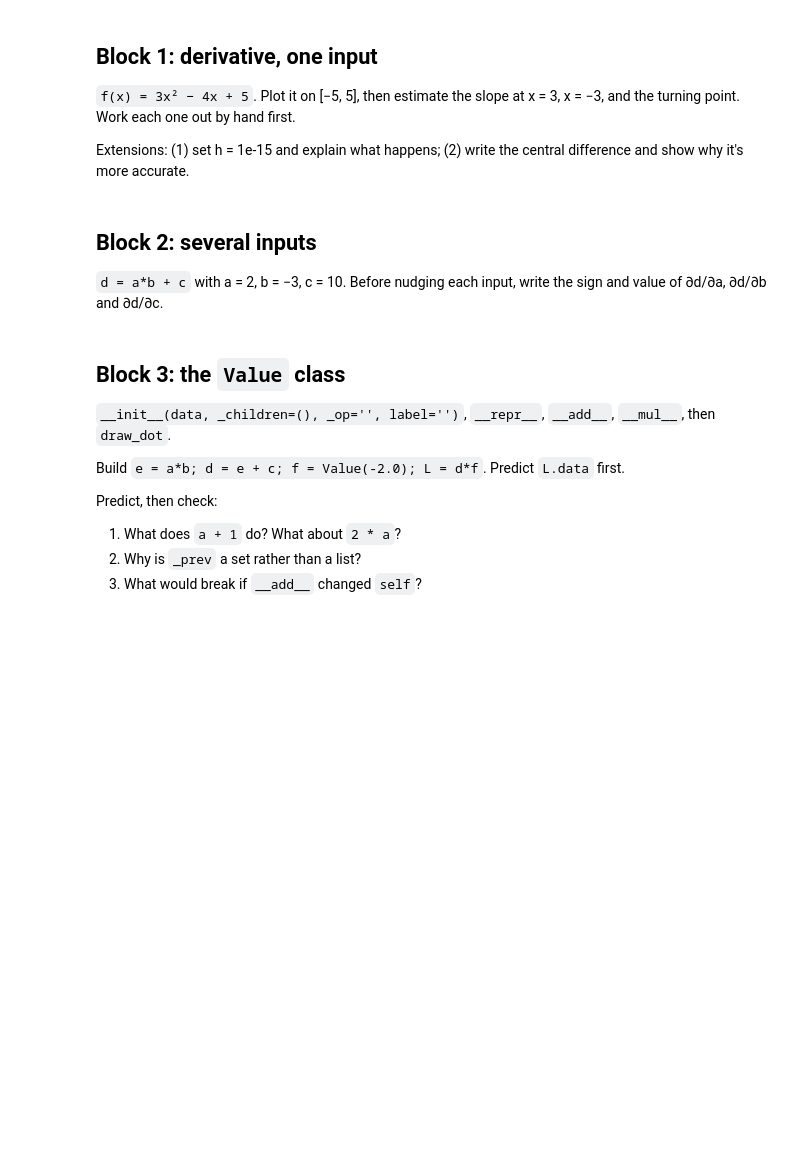
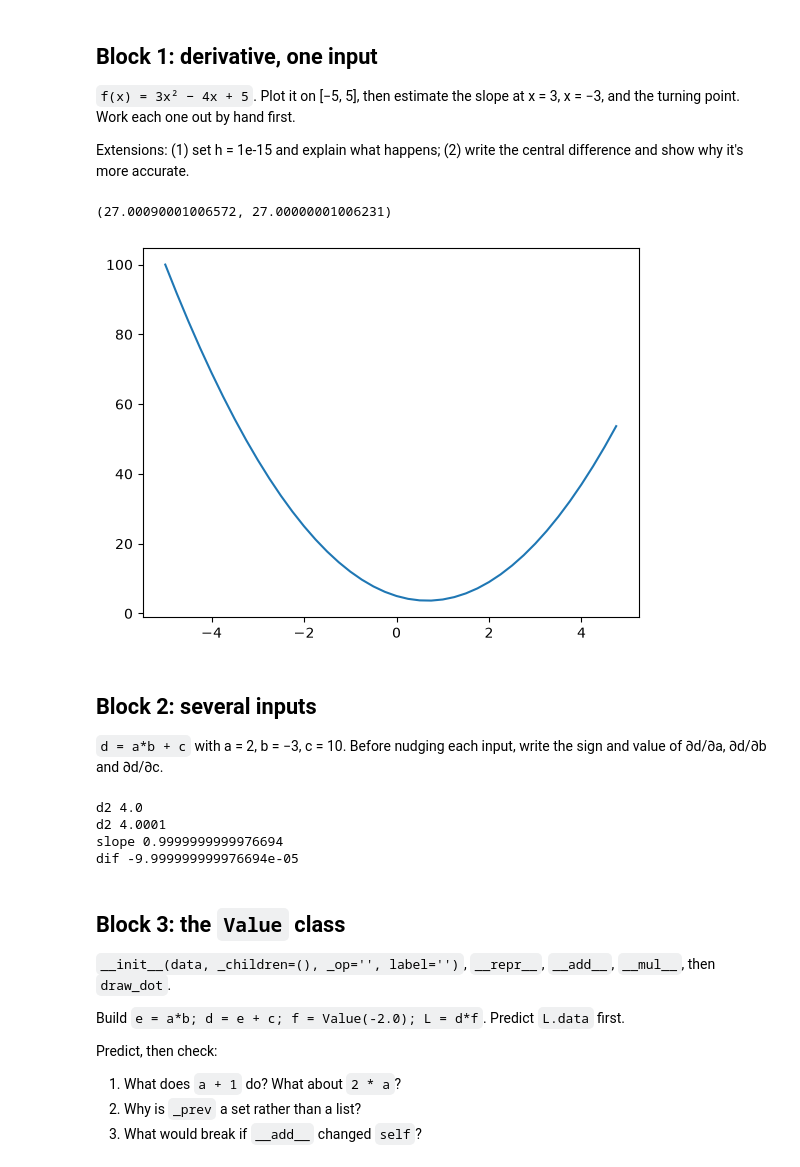
Before and after one commit to ZakHustlin/zero-to-hero, a Jupyter notebook: micrograd/01_derivatives_value.ipynb, the cells around one changed output. Drawn from its saved outputs; the diff is of its cells as text; code cells hidden in the pictures; blank space fills up the shorter version.

```diff
--- a/micrograd/01_derivatives_value.ipynb
+++ b/micrograd/01_derivatives_value.ipynb
@@ -19,13 +21,65 @@ g
 
 Extensions: (1) set h = 1e-15 and explain what happens; (2) write the central difference and show why it's more accurate.
 # %%
-# predict:
+# predict: slope at
+# predict: f(3.0) = 20
+import math
+import numpy as np
+import matplotlib.pyplot as plt
+
+def f(x):
+    return 3*x**2 - 4*x + 5
+
+f(3.0)
+
+# graph will look like a quadratic function with a minimum turning point. turning point at 2/3
+xs = np.arange(-5, 5, 0.25)
+ys = f(xs)
+plt.plot(xs, ys)
+
+# predict: it will be higher than the actual gradient because after x = 3 the gradient keeps rising, so across the gap from 3 to 3.001 the slope is always at least 14, and their average lands just above 14.
+h = 0.001
+x = 3.0
+(f(x + h) - f(x)) / h
+
+
+(f(x+h) - f(x-h)) / (2*h)
+
+def g(x):
+    return x**3
+
+h = 0.0001
+x = 3.0
+forward = (g(x + h) - g(x)) / h
+central = (g(x + h) - g(x - h)) / (2*h)
+forward, central
+# %% [output]
+(27.00090001006572, 27.00000001006231)
+[figure, added]
 # %% [markdown]
 ## Block 2: several inputs
 
 `d = a*b + c` with a = 2, b = −3, c = 10. Before nudging each input, write the sign and value of ∂d/∂a, ∂d/∂b and ∂d/∂c.
 # %%
-# predict:
+# predict:it will be 4.
+a = 2.0
+b = -3.0
+c = 10.0
+d = a*b + c
+d
+
+d1 = a*b + c
+c += h
+d2 = a*b + c
+print('d2', d1)
+print('d2', d2)
+print('slope', (d2-d1)/h)
+print('dif', d2 - d1)
+# %% [output]
+d2 4.0
+d2 4.0001
+slope 0.9999999999976694
+dif -9.999999999976694e-05
 # %% [markdown]
 ## Block 3: the `Value` class
 
```
Also changed, not shown: parts of 2 cells of this notebook, 2 other files.
